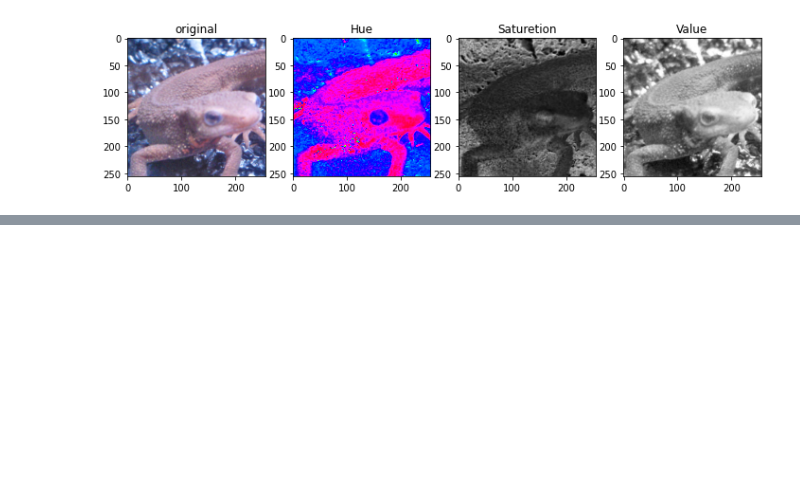
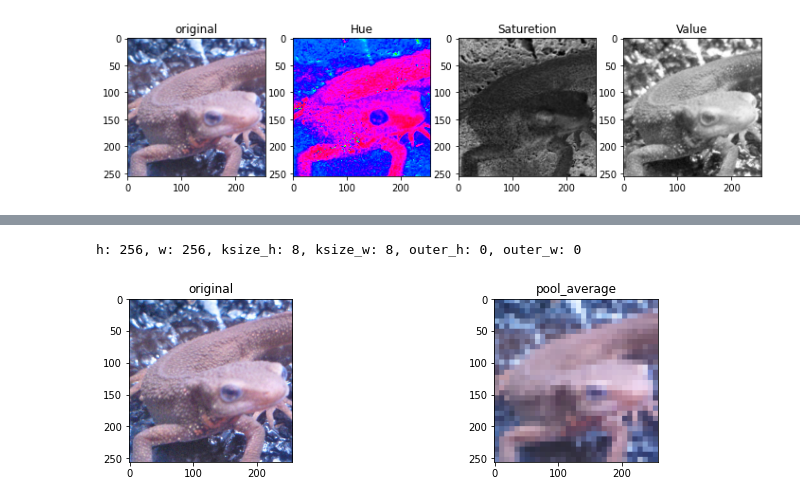
Before and after one commit to iorn121/ImageProcessing100Questions, a Jupyter notebook: ImageProcessing1_10Q.ipynb, the cells around one changed output, grey strips where cells are left out. Cells and saved outputs as stored; diff of their text form; code cells hidden in the pictures; blank space fills up the shorter version.

```diff
--- a/ImageProcessing1_10Q.ipynb
+++ b/ImageProcessing1_10Q.ipynb
@@ -134,0 +153,41 @@ plt.show()
+# %%
+# Q7
+def pool_average(img,ksize_h=8,ksize_w=8):
+  _img=img.copy().astype(np.float32)
+
+  h,w=img.shape[:2]
+  outer_h=h%ksize_h
+  pad_top=outer_h//2
+  pad_bottom=outer_h-pad_top
+  outer_w=w%ksize_w
+  pad_left=outer_w//2
+  pad_right=outer_w-pad_left
+
+  print(f"h: {h}, w: {w}, ksize_h: {ksize_h}, ksize_w: {ksize_w}, outer_h: {outer_h}, outer_w: {outer_w}")
+
+  _img=np.pad(_img,[(pad_top,pad_bottom),(pad_left,pad_right),(0,0)],"edge")
+  out=np.zeros_like(_img)
+  new_h,new_w=out.shape[:2]
+  c=1 if len(out.shape)==2 else out.shape[2]
+
+  for iy in range(0,new_h,ksize_h):
+    for ix in range(0,new_w,ksize_w):
+      for ic in range(c):
+        out[iy:iy+ksize_h,ix:ix+ksize_w,ic]=_img[iy:iy+ksize_h,ix:ix+ksize_w,ic].mean()
+
+  out=out[pad_top:pad_top+h,pad_left:pad_left+w]
+  return np.clip(out,0,255).astype(np.uint8)
+
+
+img_pool=pool_average(img_origin)
+plt.figure(figsize=(12,3))
+plt.subplot(1,2,1)
+plt.title("original")
+plt.imshow(img_origin)
+plt.subplot(1,2,2)
+plt.title("pool_average")
+plt.imshow(img_pool)
+plt.show()
+# %% [output]
+h: 256, w: 256, ksize_h: 8, ksize_w: 8, outer_h: 0, outer_w: 0
+[figure, added]
```
Also changed, not shown: parts of 4 cells of this notebook.
